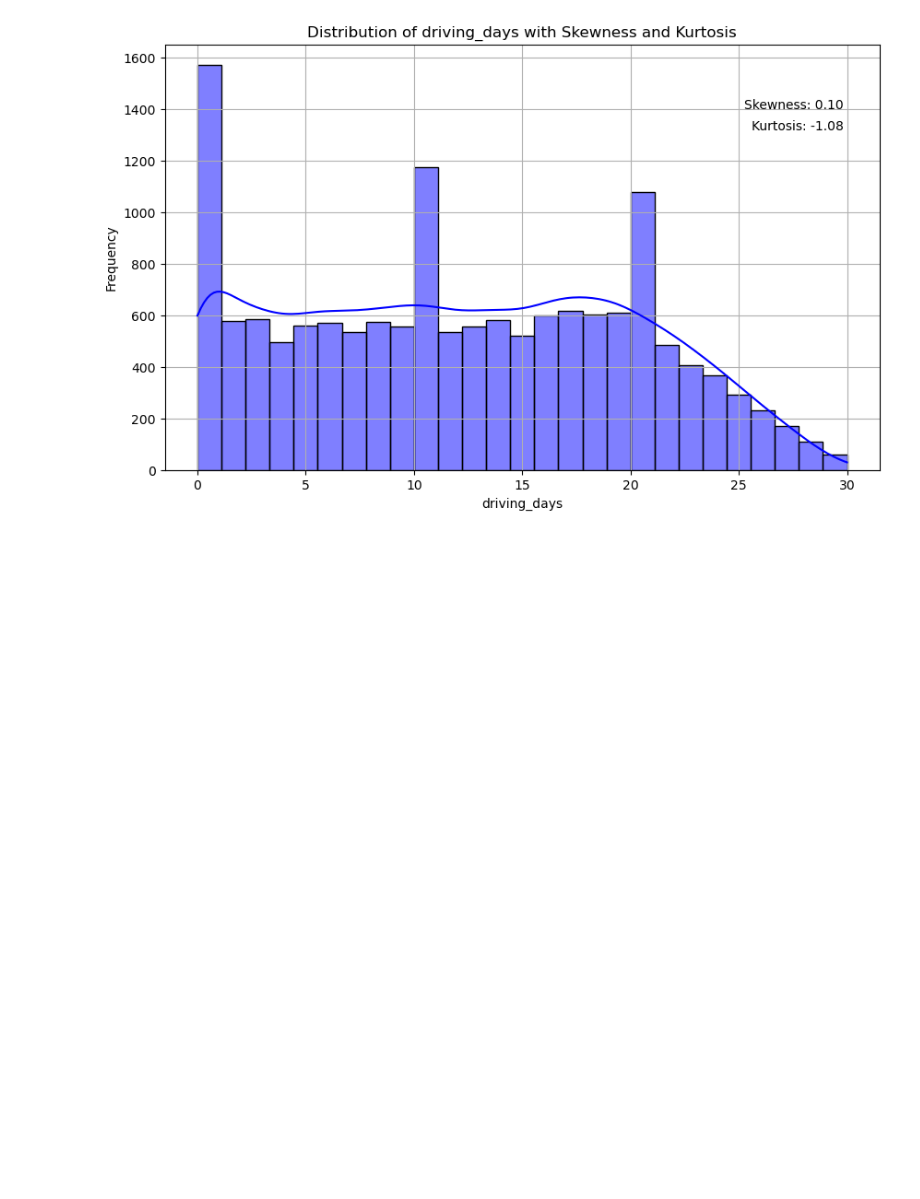
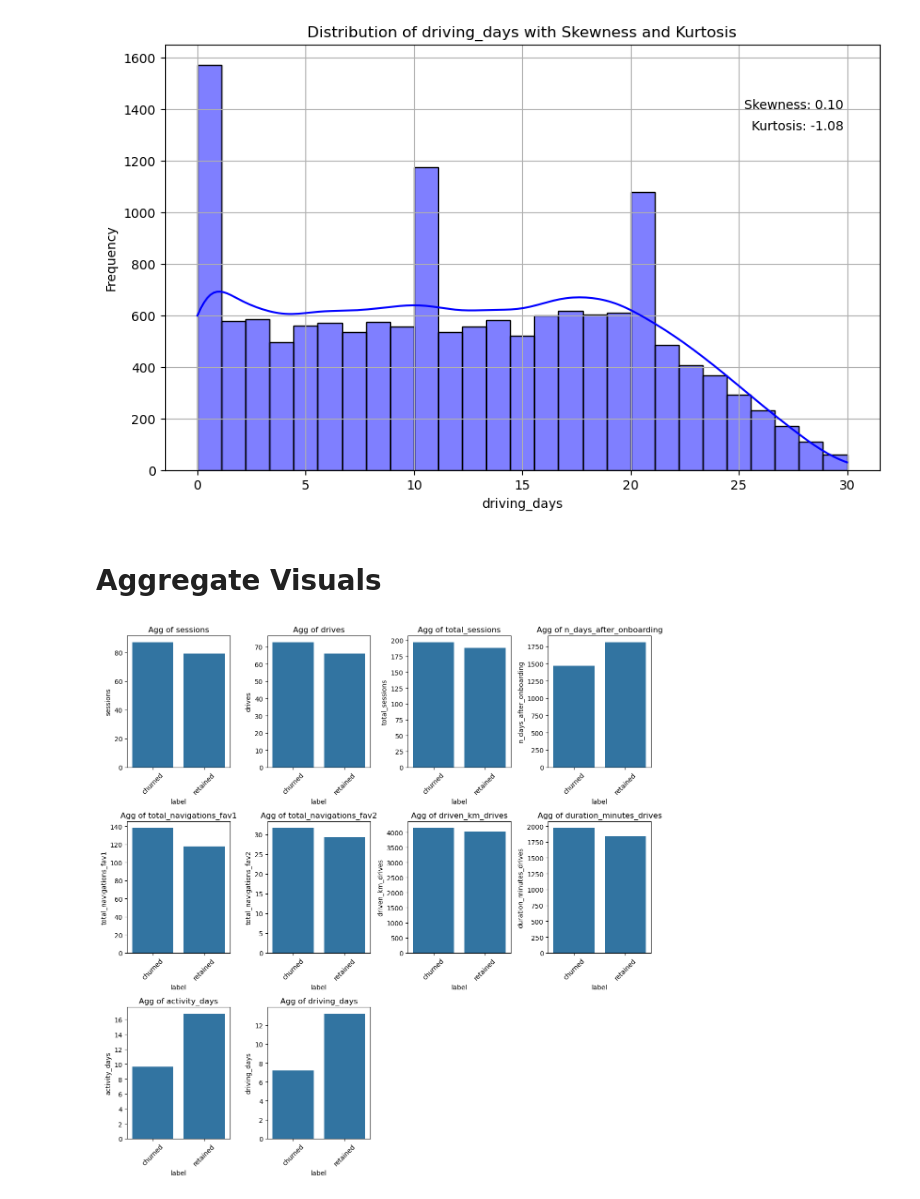
Before and after one commit to MaukanMir/Waze-Analysis, a Jupyter notebook: training.ipynb, the cells around one changed output. Cells and saved outputs as stored; diff of their text form; code cells hidden in the pictures; blank space fills up the shorter version.

```diff
--- a/training.ipynb
+++ b/training.ipynb
@@ -327,3 +341,9 @@ dist_plot(numeric_types)
 [figure]
 [figure]
 [figure]
+# %% [markdown]
+# Aggregate Visuals
+# %%
+aggregate_dataset(full_df, numeric_types.columns, "label", "mean")
+# %% [output]
+[figure, added]
```
Also changed, not shown: parts of 5 cells of this notebook.
